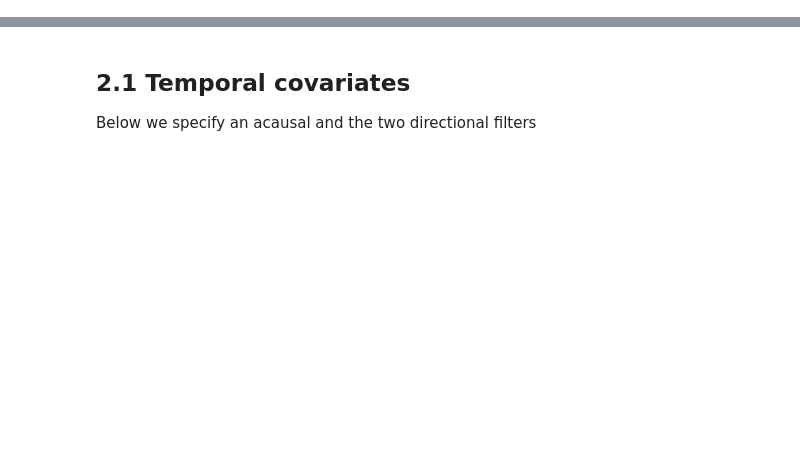
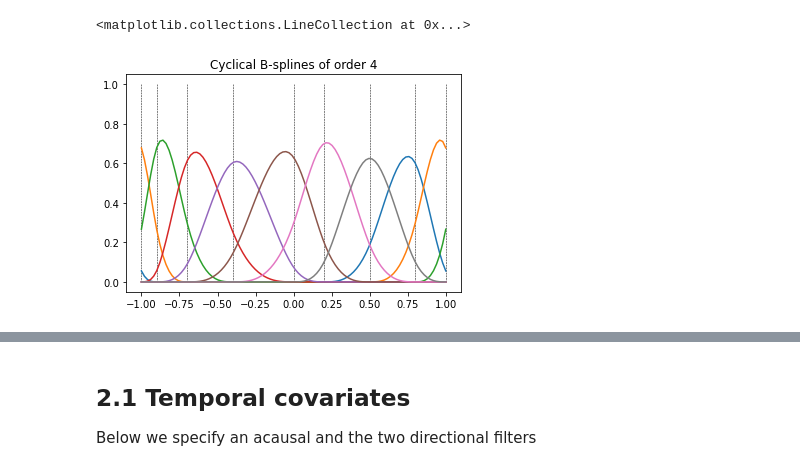
Before and after one commit to BalzaniEdoardo/PGAM, a Jupyter notebook: PGAM_Tutorial.ipynb, the cells around one changed output, grey strips where cells are left out. Saved outputs shown, nothing was run; the diff lists cells and outputs as text; code cells hidden in the pictures; blank space fills up the shorter version.

```diff
--- a/PGAM_Tutorial.ipynb
+++ b/PGAM_Tutorial.ipynb
@@ -46,0 +118,14 @@ If the domain is correcty specified, the sum of the B-splines over internal poin
+# %%
+# get the cyclical b-spline over the same domain
+# (for cyclic spline basis, knots repetition is not required)
+cX = gdh.cSplineDes(int_knots, x, order, der=0)
+
+# plot the cyclical basis
+plt.figure()
+plt.title('Cyclical B-splines of order %d'%(order))
+for spline_i in range(cX.shape[1]):
+    plt.plot(x,cX[:,spline_i])
+plt.vlines(int_knots, 0,1,ls ='--', color='k',lw=0.5)
+# %% [output]
+<matplotlib.collections.LineCollection at 0x...>
+[figure, added]
```
Also changed, not shown: parts of 34 cells of this notebook, 3 other files.
